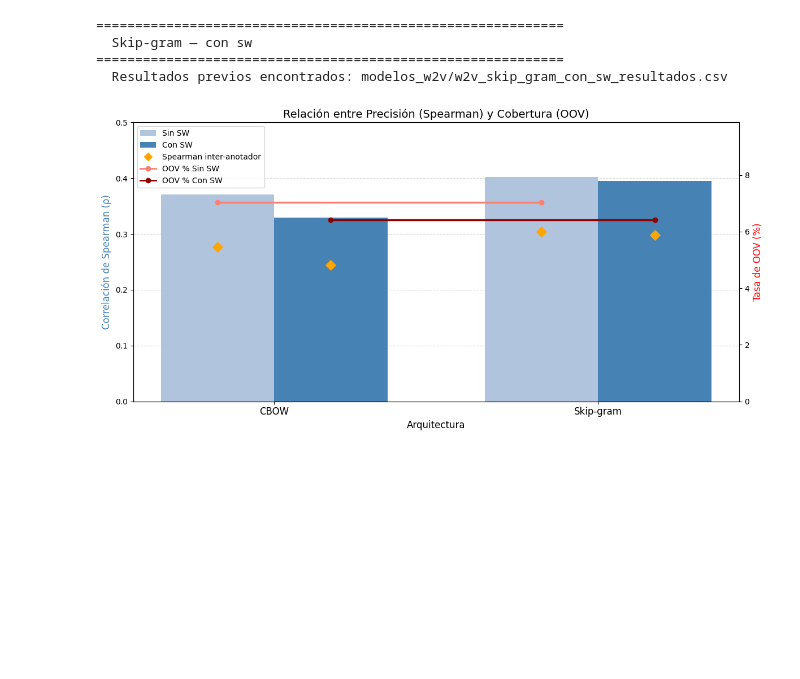
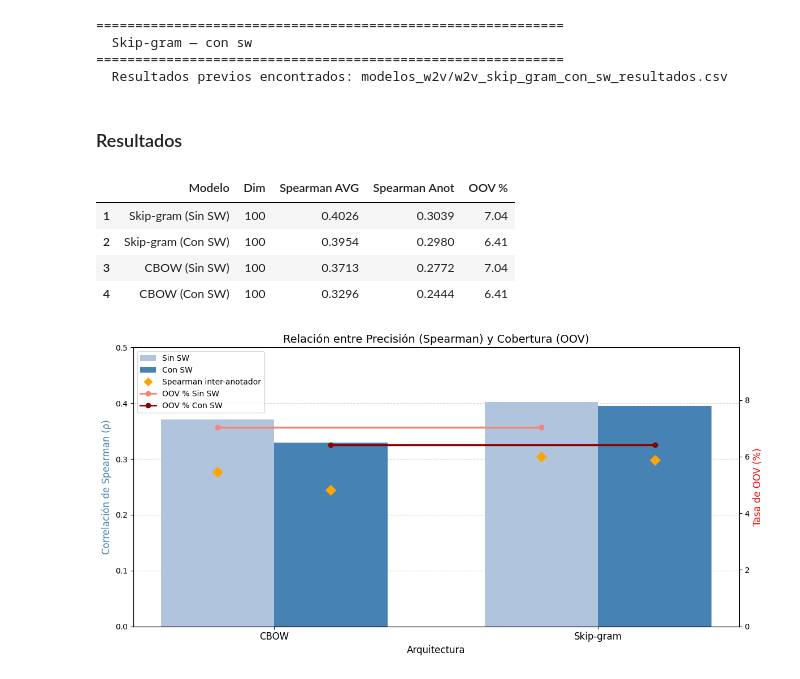
Before and after one commit to Lihao006/P4plh, a Jupyter notebook: practica4_completa.ipynb, the cells around one changed output. Saved outputs shown, nothing was run; the diff lists cells and outputs as text; code cells hidden in the pictures; blank space fills up the shorter version.

```diff
--- a/practica4_completa.ipynb
+++ b/practica4_completa.ipynb
@@ -873,6 +879,32 @@ modelos_w2v['Skip-gram_con_sw'], df_sg_con_sw = entrenar_o_cargar(
   Skip-gram — con sw
 ============================================================
   Resultados previos encontrados: modelos_w2v/w2v_skip_gram_con_sw_resultados.csv
+# %% [markdown]
+### Resultados
+# %%
+# Tabla resumen de los mejores modelos Word2Vec
+rows = []
+for nombre, modelo in modelos_w2v.items():
+    sp_avg, sp_ann, oov = intrinsic_eval(modelo, multi_simlex, annotator_cols)
+    arquitectura = 'Skip-gram' if 'Skip-gram' in nombre else 'CBOW'
+    sw = 'Sin SW' if 'sin_sw' in nombre else 'Con SW'
+    rows.append({
+        'Modelo':         f"{arquitectura} ({sw})",
+        'Dim':            modelo.vector_size,
+        'Spearman AVG':   round(sp_avg, 4),
+        'Spearman Anot':  round(sp_ann, 4),
+        'OOV %':          round(oov * 100, 2),
+    })
+
+df_tabla = pd.DataFrame(rows).sort_values('Spearman AVG', ascending=False)
+df_tabla.index = range(1, len(df_tabla) + 1)
+display(df_tabla)
+# %% [output]
+|  | Modelo | Dim | Spearman AVG | Spearman Anot | OOV % |
+| 1 | Skip-gram (Sin SW) | 100 | 0.4026 | 0.3039 | 7.04 |
+| 2 | Skip-gram (Con SW) | 100 | 0.3954 | 0.2980 | 6.41 |
+| 3 | CBOW (Sin SW) | 100 | 0.3713 | 0.2772 | 7.04 |
+| 4 | CBOW (Con SW) | 100 | 0.3296 | 0.2444 | 6.41 |
 # %%
 %matplotlib inline
 from matplotlib.patches import Patch
```
Also changed, not shown: parts of 26 cells of this notebook.
